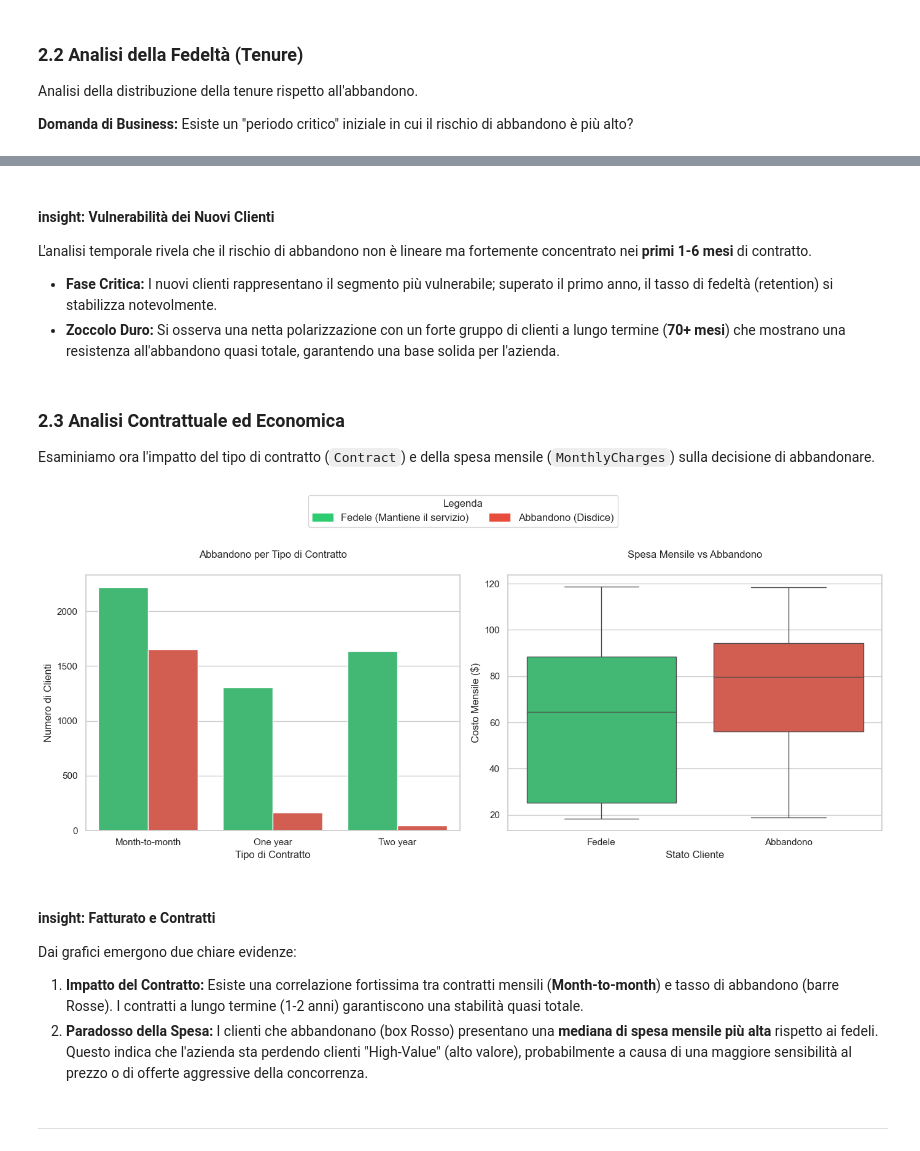
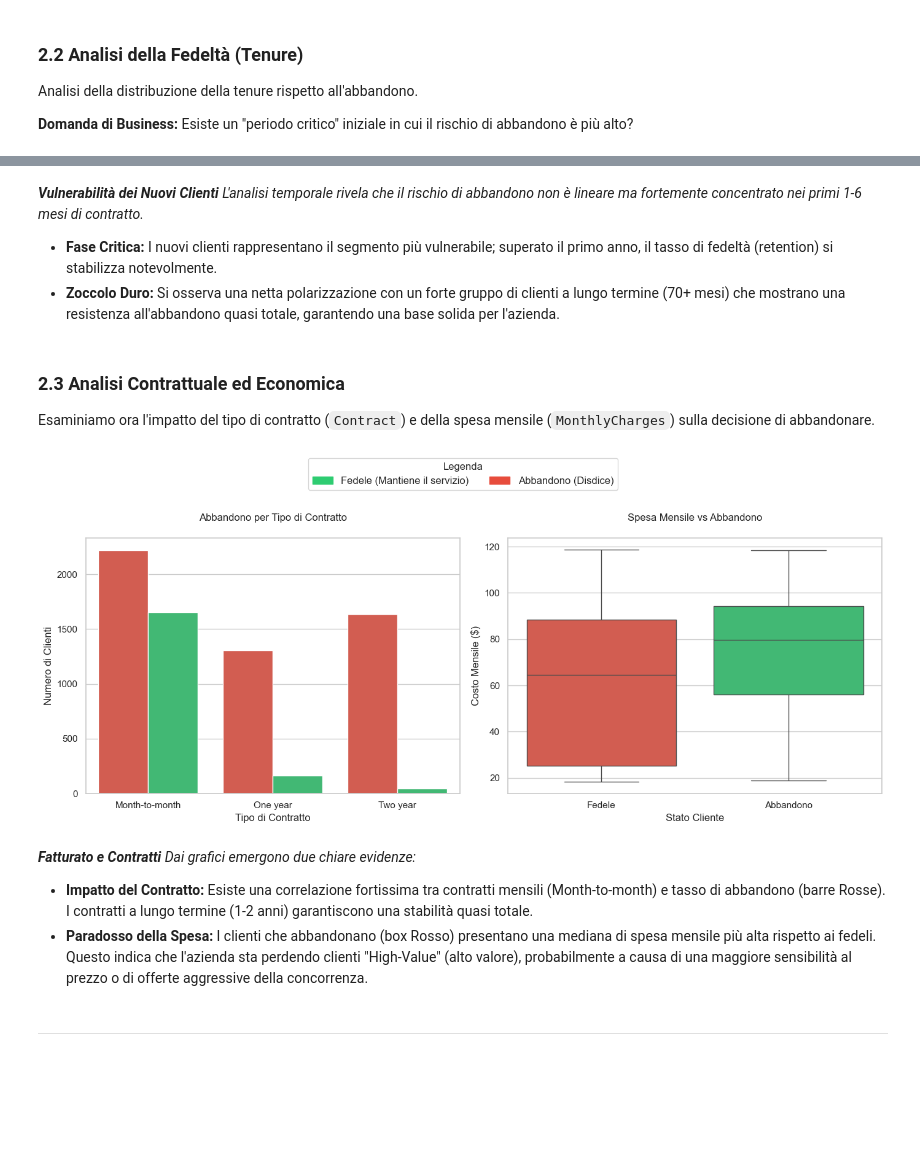
Before and after one commit to diegoandruccioli/telco-churn-analysis, a Jupyter notebook: notebooks/churn_analysis.ipynb, the cells around one changed output, grey strips where cells are left out. Drawn from its saved outputs; the diff is of its cells as text; code cells hidden in the pictures; blank space fills up the shorter version.

```diff
--- a/notebooks/churn_analysis.ipynb
+++ b/notebooks/churn_analysis.ipynb
@@ -191,44 +187,45 @@ plt.show()
 # %% [markdown]
-#### insight: Vulnerabilità dei Nuovi Clienti
-L'analisi temporale rivela che il rischio di abbandono non è lineare ma fortemente concentrato nei **primi 1-6 mesi** di contratto.
+***Vulnerabilità dei Nuovi Clienti***
+*L'analisi temporale rivela che il rischio di abbandono non è lineare ma fortemente concentrato nei primi 1-6 mesi di contratto.*
 *   **Fase Critica:** I nuovi clienti rappresentano il segmento più vulnerabile; superato il primo anno, il tasso di fedeltà (retention) si stabilizza notevolmente.
-*   **Zoccolo Duro:** Si osserva una netta polarizzazione con un forte gruppo di clienti a lungo termine (**70+ mesi**) che mostrano una resistenza all'abbandono quasi totale, garantendo una base solida per l'azienda.
+*   **Zoccolo Duro:** Si osserva una netta polarizzazione con un forte gruppo di clienti a lungo termine (70+ mesi) che mostrano una resistenza all'abbandono quasi totale, garantendo una base solida per l'azienda.
 # %% [markdown]
 ### 2.3 Analisi Contrattuale ed Economica
 Esaminiamo ora l'impatto del tipo di contratto (`Contract`) e della spesa mensile (`MonthlyCharges`) sulla decisione di abbandonare.
 # %%
 fig, axes = plt.subplots(1, 2, figsize=(14, 6))
 
 # Colori Corretti: No (Fedele)=Verde, Yes (Abbandono)=Rosso
 fedele_patch = mpatches.Patch(color='#2ECC71', label='Fedele (Mantiene il servizio)')
 abbandono_patch = mpatches.Patch(color='#E74C3C', label='Abbandono (Disdice)')
 
 # Grafico 1: Tipo di Contratto
-sns.countplot(x='Contract', hue='Churn', data=df, palette=palette_colors, hue_order=['No', 'Yes'], ax=axes[0])
+sns.countplot(x='Contract', hue='Churn', data=df, palette=custom_palette, hue_order=['No', 'Yes'], ax=axes[0])
 axes[0].set_title('Abbandono per Tipo di Contratto', pad=20)
 axes[0].set_xlabel('Tipo di Contratto')
 axes[0].set_ylabel('Numero di Clienti')
 axes[0].get_legend().remove()
 
 # Grafico 2: Spesa Mensile
-sns.boxplot(x='Churn', y='MonthlyCharges', data=df, palette=palette_colors, hue='Churn', hue_order=['No', 'Yes'], legend=False, ax=axes[1])
+sns.boxplot(x='Churn', y='MonthlyCharges', data=df, palette=custom_palette, hue='Churn', hue_order=['No', 'Yes'], legend=False, ax=axes[1])
 axes[1].set_title('Spesa Mensile vs Abbandono', pad=20)
 axes[1].set_xlabel('Stato Cliente')
 axes[1].set_ylabel('Costo Mensile ($)')
+axes[1].set_xticks([0, 1])
 axes[1].set_xticklabels(['Fedele', 'Abbandono'])
 
 
 fig.legend(handles=[fedele_patch, abbandono_patch], loc='lower center', bbox_to_anchor=(0.5, 0.92), ncol=2,
            title="Legenda", frameon=True, fontsize='medium')
 plt.tight_layout(rect=[0, 0, 1, 0.90]) # Lascia spazio per la legenda in alto
 plt.show()
 # %% [output]
-[figure, old version]
+[figure, new version]
 # %% [markdown]
-#### insight: Fatturato e Contratti
-Dai grafici emergono due chiare evidenze:
-1.  **Impatto del Contratto:** Esiste una correlazione fortissima tra contratti mensili (**Month-to-month**) e tasso di abbandono (barre Rosse). I contratti a lungo termine (1-2 anni) garantiscono una stabilità quasi totale.
-2.  **Paradosso della Spesa:** I clienti che abbandonano (box Rosso) presentano una **mediana di spesa mensile più alta** rispetto ai fedeli. Questo indica che l'azienda sta perdendo clienti "High-Value" (alto valore), probabilmente a causa di una maggiore sensibilità al prezzo o di offerte aggressive della concorrenza.
+***Fatturato e Contratti***
+*Dai grafici emergono due chiare evidenze:*
+*   **Impatto del Contratto:** Esiste una correlazione fortissima tra contratti mensili (Month-to-month) e tasso di abbandono (barre Rosse). I contratti a lungo termine (1-2 anni) garantiscono una stabilità quasi totale.
+*   **Paradosso della Spesa:** I clienti che abbandonano (box Rosso) presentano una mediana di spesa mensile più alta rispetto ai fedeli. Questo indica che l'azienda sta perdendo clienti "High-Value" (alto valore), probabilmente a causa di una maggiore sensibilità al prezzo o di offerte aggressive della concorrenza.
 # %% [markdown]
 ---
 # %% [markdown]
```
Also changed, not shown: parts of 4 cells of this notebook.
